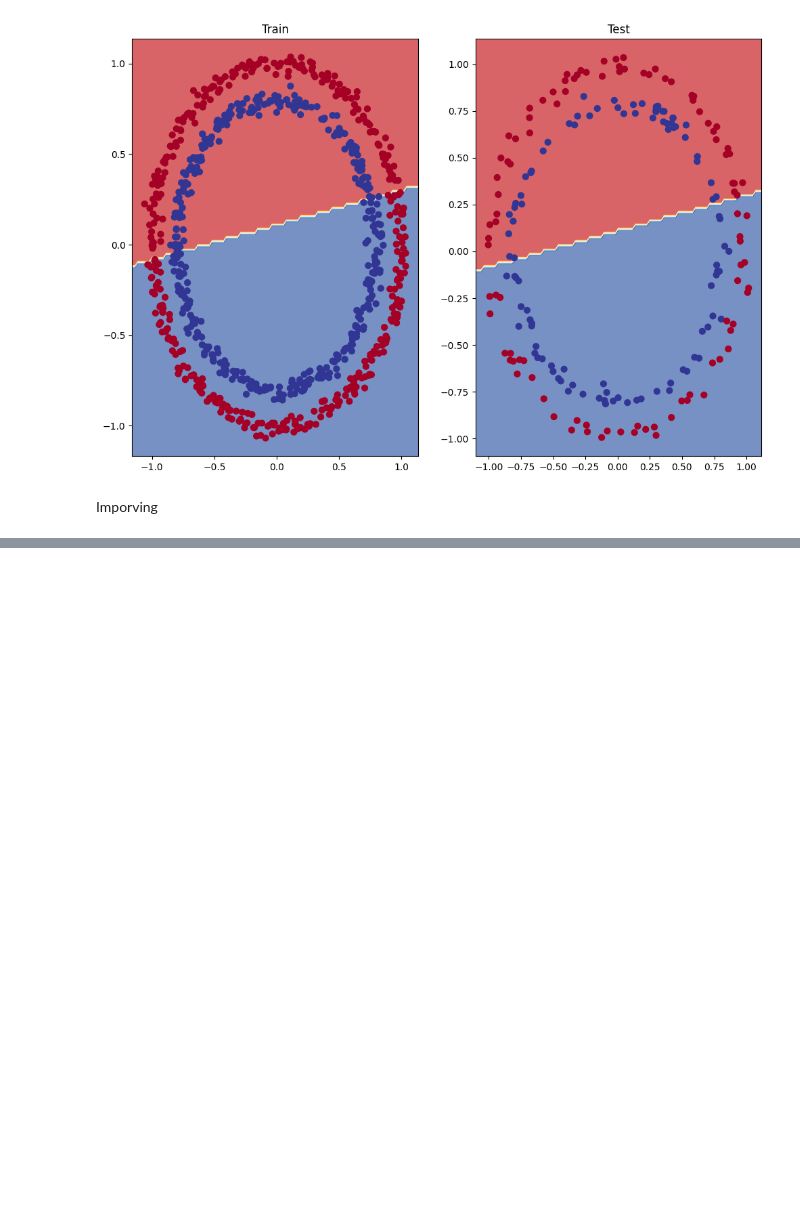
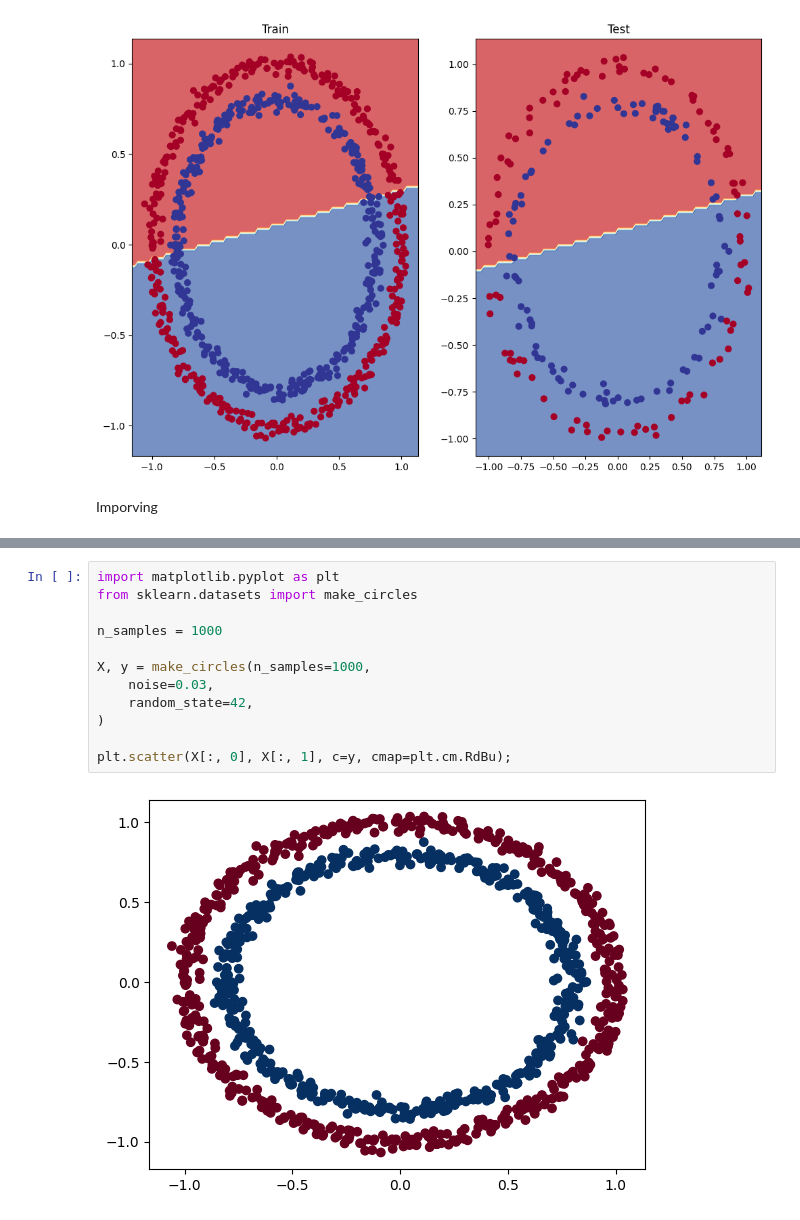
Before and after one commit to kuanmol/aimldl, a Jupyter notebook: PYTORCH/pytorch-classification.ipynb, the cells around one changed output, grey strips where cells are left out. Saved outputs shown, nothing was run; the diff lists cells and outputs as text; blank space fills up the shorter version.

```diff
--- a/PYTORCH/pytorch-classification.ipynb
+++ b/PYTORCH/pytorch-classification.ipynb
@@ -301,0 +485,14 @@ model_1
+# %%
+import matplotlib.pyplot as plt
+from sklearn.datasets import make_circles
+
+n_samples = 1000
+
+X, y = make_circles(n_samples=1000,
+    noise=0.03,
+    random_state=42,
+)
+
+plt.scatter(X[:, 0], X[:, 1], c=y, cmap=plt.cm.RdBu);
+# %% [output]
+[figure, added]
```
Also changed, not shown: parts of 17 cells of this notebook.
